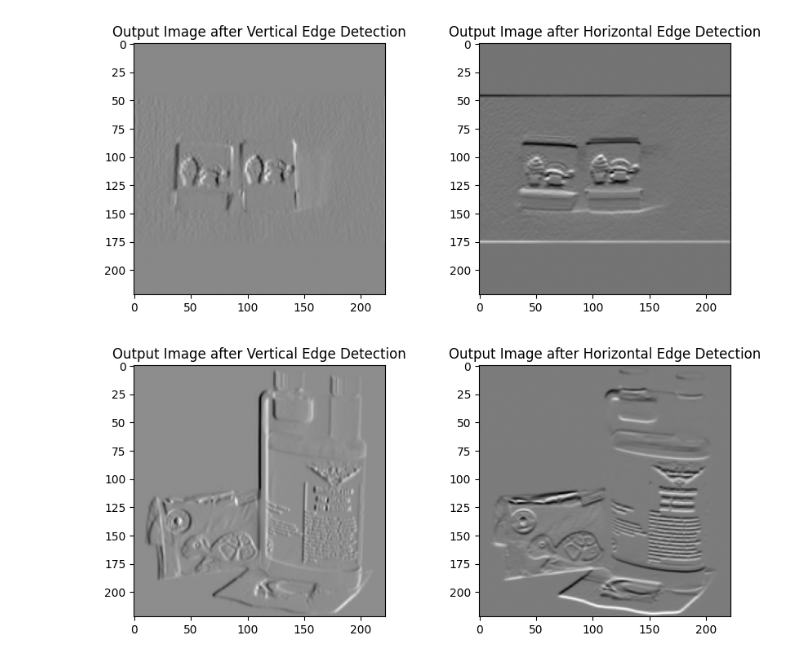
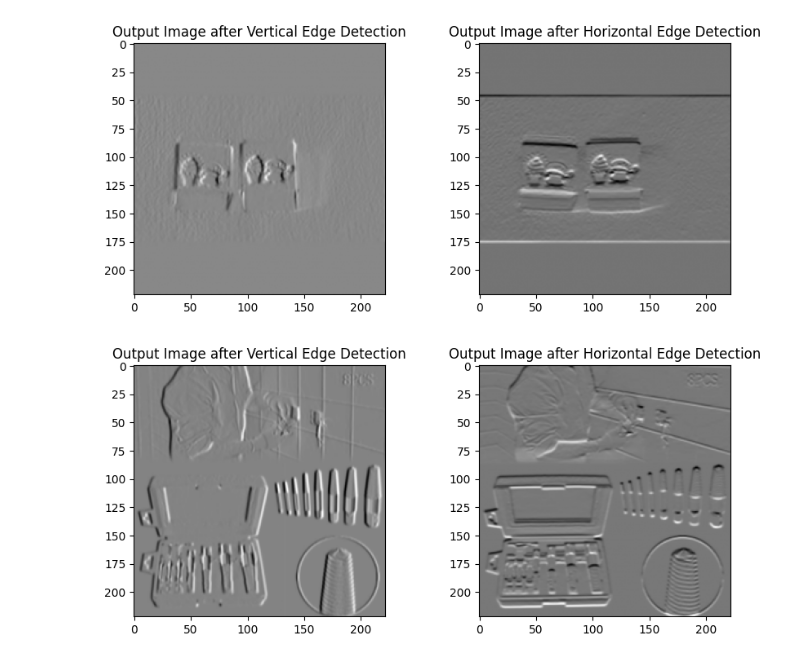
Before and after one commit to ByteVoyageur/ml_rakuten, a Jupyter notebook: notebooks/00_xiaosong_image_avant_exploration.ipynb, the cells around one changed output. Drawn from its saved outputs; the diff is of its cells as text; code cells hidden in the pictures.

```diff
--- a/notebooks/00_xiaosong_image_avant_exploration.ipynb
+++ b/notebooks/00_xiaosong_image_avant_exploration.ipynb
@@ -119,7 +110,12 @@ manual_convolution(img_tensor)
 # %% [output]
 [figure]
 # %%
-img_test = get_img_data_by_index(20)
-manual_convolution(img_test)
+img_test = get_img_data_by_index(778)
+fig, axes = plt.subplots(1, 2, figsize=(10, 4))
+axes[0].imshow(manual_convolution(img_test, kernel_vertical), cmap='gray')
+axes[0].set_title("Output Image after Vertical Edge Detection")
+axes[1].imshow(manual_convolution(img_test, kernel_horizontal), cmap='gray')
+axes[1].set_title("Output Image after Horizontal Edge Detection")
+result = plt.show()
 # %% [output]
-[figure, old version]
+[figure, new version]
```
Also changed, not shown: parts of 5 cells of this notebook.
